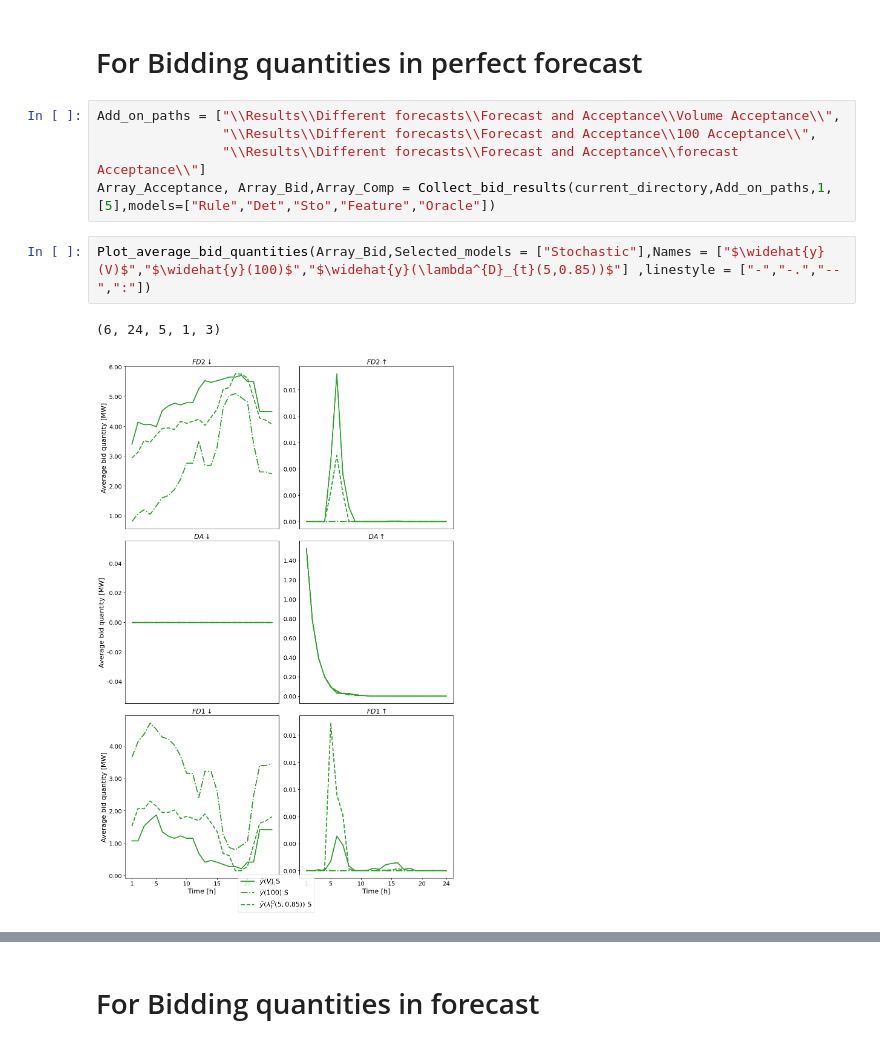
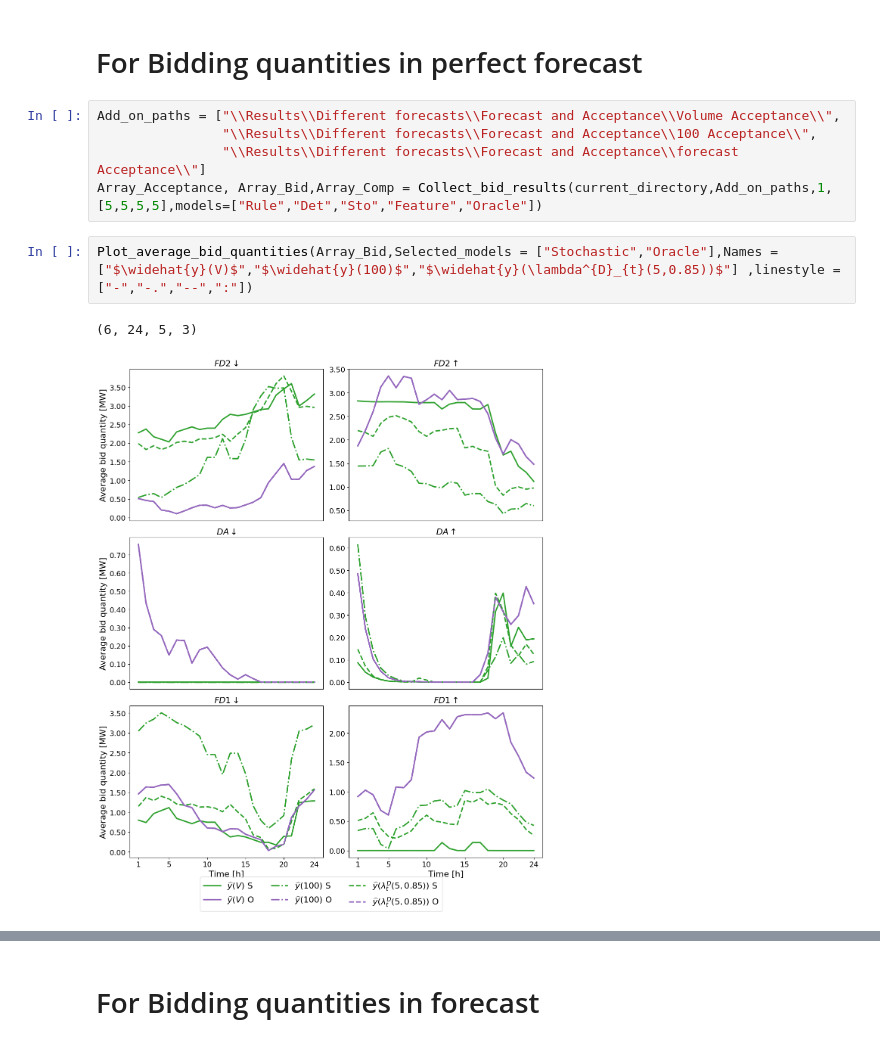
Before and after one commit to junesooshin/lightenup, a Jupyter notebook: Model and Result Examination/Results - Different forecast.ipynb, the cells around one changed output, grey strips where cells are left out. Drawn from its saved outputs; the diff is of its cells as text.

```diff
--- a/Model and Result Examination/Results - Different forecast.ipynb
+++ b/Model and Result Examination/Results - Different forecast.ipynb
@@ -538,11 +538,11 @@ print(table)
 Add_on_paths = ["\\Results\\Different forecasts\\Forecast and Acceptance\\Volume Acceptance\\",
                 "\\Results\\Different forecasts\\Forecast and Acceptance\\100 Acceptance\\",
                 "\\Results\\Different forecasts\\Forecast and Acceptance\\forecast Acceptance\\"]
-Array_Acceptance, Array_Bid,Array_Comp = Collect_bid_results(current_directory,Add_on_paths,1,[5],models=["Rule","Det","Sto","Feature","Oracle"])
+Array_Acceptance, Array_Bid,Array_Comp = Collect_bid_results(current_directory,Add_on_paths,1,[5,5,5,5],models=["Rule","Det","Sto","Feature","Oracle"])
 # %%
-Plot_average_bid_quantities(Array_Bid,Selected_models = ["Stochastic"],Names = ["$\widehat{y}(V)$","$\widehat{y}(100)$","$\widehat{y}(\lambda^{D}_{t}(5,0.85))$"] ,linestyle = ["-","-.","--",":"])
+Plot_average_bid_quantities(Array_Bid,Selected_models = ["Stochastic","Oracle"],Names = ["$\widehat{y}(V)$","$\widehat{y}(100)$","$\widehat{y}(\lambda^{D}_{t}(5,0.85))$"] ,linestyle = ["-","-.","--",":"])
 # %% [output]
-(6, 24, 5, 1, 3)
+(6, 24, 5, 3)
-[figure, old version]
+[figure, new version]
 # %%
 
```
Also changed, not shown: parts of 22 cells of this notebook, 13 other files.
